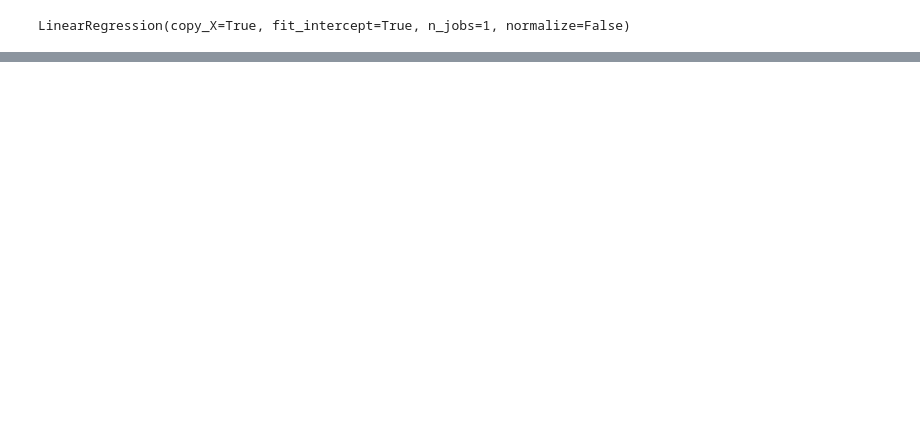
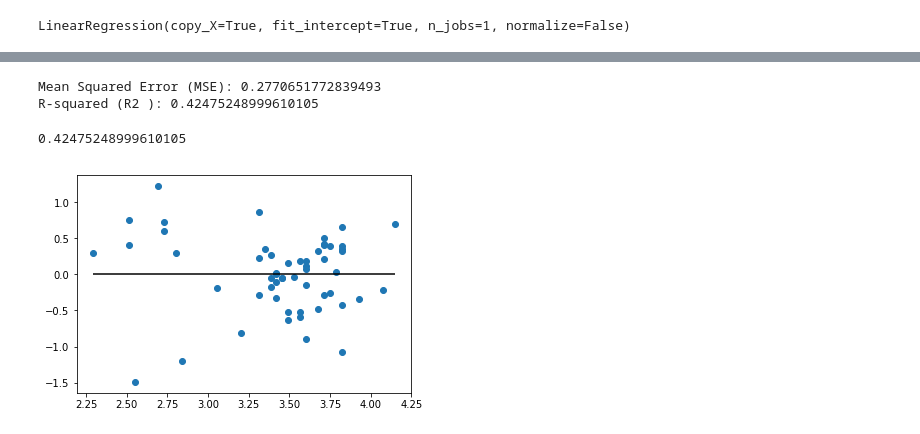
Before and after one commit to kyanite5/Old_Faithful_Project, a Jupyter notebook: data/LinearRegression.ipynb, the cells around one changed output, grey strips where cells are left out. Saved outputs shown, nothing was run; the diff lists cells and outputs as text; code cells hidden in the pictures; blank space fills up the shorter version.

```diff
--- a/data/LinearRegression.ipynb
+++ b/data/LinearRegression.ipynb
@@ -79,0 +142,27 @@ LinregressResult(slope=0.061985776225457354, intercept=-0.9830652257697343, rval
+# %%
+# Calculate the mean_squared_error and the r-squared value
+from sklearn.metrics import mean_squared_error, r2_score
+
+# Use our model to make predictions
+predicted = model.predict(X_test)
+
+# Score the predictions with mse and r2
+mse = mean_squared_error(y_test, predicted)
+r2 = r2_score(y_test, predicted)
+
+print(f"Mean Squared Error (MSE): {mse}")
+print(f"R-squared (R2 ): {r2}")
+# %% [output]
+Mean Squared Error (MSE): 0.2770651772839493
+R-squared (R2 ): 0.42475248999610105
+# %%
+# Call the `score` method on the model to show the r2 score
+model.score(X_test, y_test)
+# %% [output]
+0.42475248999610105
+# %%
+plt.scatter(predicted, predicted - y_test)
+plt.hlines(y=0, xmin=predicted.min(), xmax=predicted.max())
+plt.show()
+# %% [output]
+[figure, added]
```
Also changed, not shown: parts of 15 cells of this notebook.
